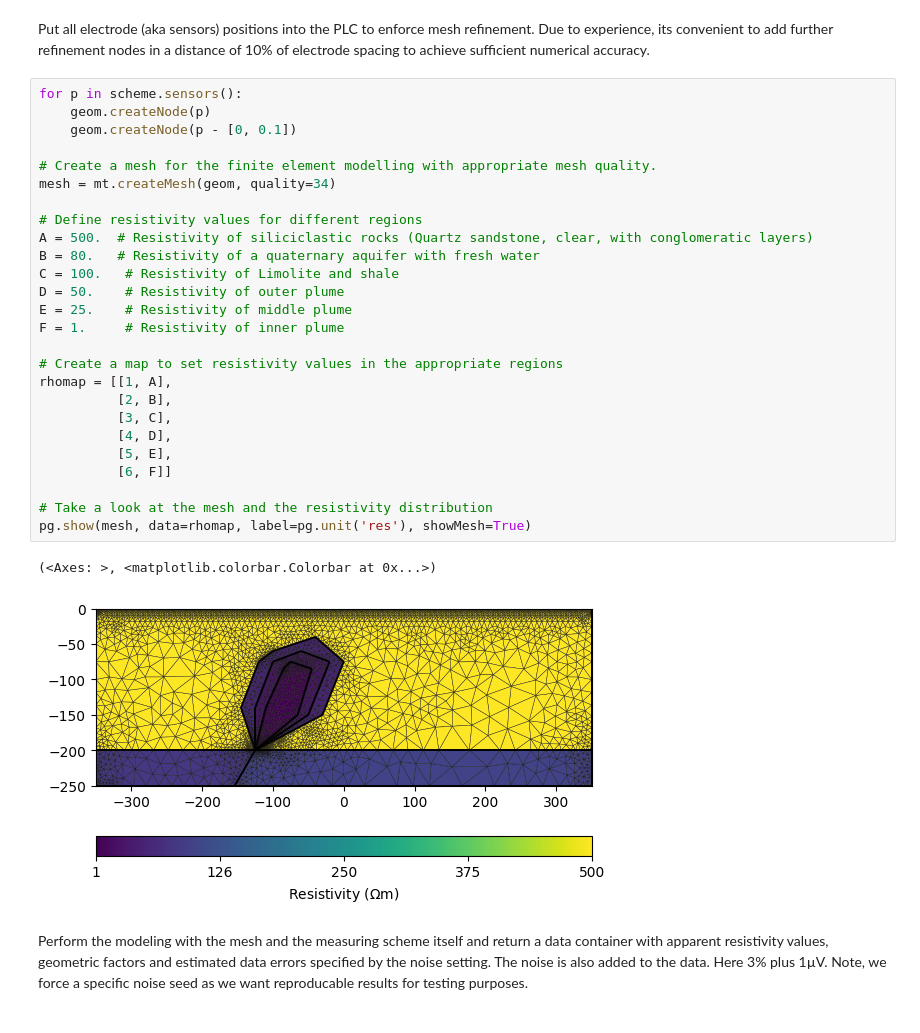
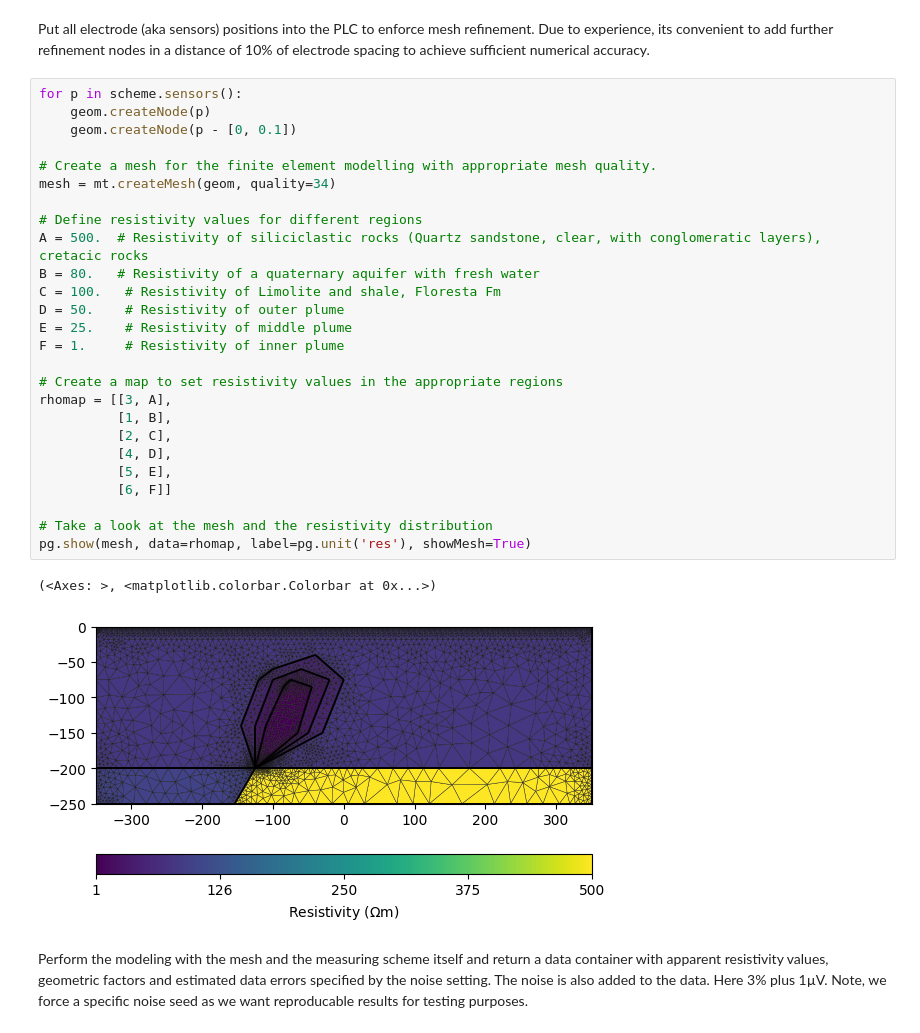
Before and after one commit to jcmefra/Aguas_Vichy, a Jupyter notebook: Modelling_simple.ipynb, the cells around one changed output. Drawn from its saved outputs; the diff is of its cells as text.

```diff
--- a/Modelling_simple.ipynb
+++ b/Modelling_simple.ipynb
@@ -80,32 +80,32 @@ numerical accuracy.
 # %%
 for p in scheme.sensors():
     geom.createNode(p)
     geom.createNode(p - [0, 0.1])
 
 # Create a mesh for the finite element modelling with appropriate mesh quality.
 mesh = mt.createMesh(geom, quality=34)
 
 # Define resistivity values for different regions
-A = 500.  # Resistivity of siliciclastic rocks (Quartz sandstone, clear, with conglomeratic layers)
+A = 500.  # Resistivity of siliciclastic rocks (Quartz sandstone, clear, with conglomeratic layers), cretacic rocks
 B = 80.   # Resistivity of a quaternary aquifer with fresh water
-C = 100.   # Resistivity of Limolite and shale
+C = 100.   # Resistivity of Limolite and shale, Floresta Fm
 D = 50.    # Resistivity of outer plume
 E = 25.    # Resistivity of middle plume
 F = 1.     # Resistivity of inner plume
 
 # Create a map to set resistivity values in the appropriate regions
-rhomap = [[1, A],
-          [2, B],
-          [3, C],
+rhomap = [[3, A],
+          [1, B],
+          [2, C],
           [4, D],
           [5, E],
           [6, F]]
 
 # Take a look at the mesh and the resistivity distribution
 pg.show(mesh, data=rhomap, label=pg.unit('res'), showMesh=True)
 # %% [output]
 (<Axes: >, <matplotlib.colorbar.Colorbar at 0x...>)
-[figure, old version]
+[figure, new version]
 # %% [markdown]
 Perform the modeling with the mesh and the measuring scheme itself
 and return a data container with apparent resistivity values,
```
Also changed, not shown: parts of 4 cells of this notebook, 3 other files.
